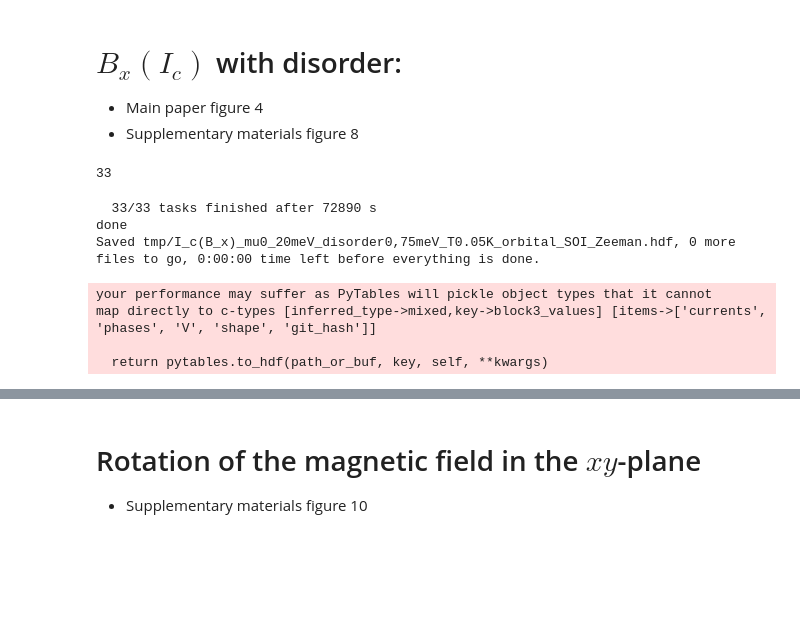
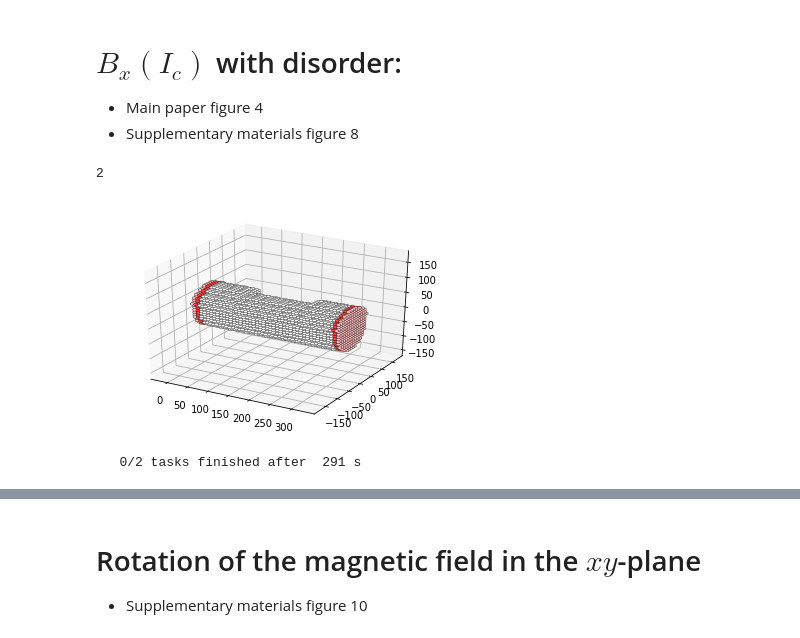
Before and after one commit to bominzhang/QPCsupercurrent, a Jupyter notebook: generate-data2.ipynb, the cells around one changed output, grey strips where cells are left out. Cells and saved outputs as stored; diff of their text form; code cells hidden in the pictures; blank space fills up the shorter version.

```diff
--- a/generate-data2.ipynb
+++ b/generate-data2.ipynb
@@ -201,14 +217,14 @@ NameError: name 'lview' is not defined
 # %%
 ONLY_PAPER_COMBINATIONS = False
 
-syst_pars = dict(a=8, angle=0, site_disorder=True, holes=True, L=320,
-                 L_sc=8, phi=135, r1=60, r2=90, shape='circle',
+syst_pars = dict(a=8, angle=0, site_disorder=True, holes=True, L=160,
+                 L_sc=80, phi=135, r1=60, r2=75, shape='circle',
                  with_leads=True, with_shell=True, with_vlead=True)
 
-params = dict(B_y=0, B_z=0, Delta=60, c_tunnel=5/8, V='lambda x: 0', T=50e-3, **funcs.constants.__dict__)
+params = dict(B_x=0, B_z=0, Delta=60, c_tunnel=5/8, V='lambda x: 0', T=50e-3, **funcs.constants.__dict__)
 
-#Bs = np.linspace(0, 0.5, 6)
-Bs = [0]
+Bs = np.linspace(-0.1, 0.1, 2)
+#Bs = [0]
 
 if ONLY_PAPER_COMBINATIONS:
     # These are all the combinations of effects that are showed in Fig. 4 of the main paper.
@@ -232,9 +248,9 @@ else:
 #                               orbital=[False, True], g=[0, 50], alpha=[0, 20],
 #                               mu=[10, 20], B_x=Bs)
 
-    vals = funcs.named_product(salt=np.linspace(0, 8, 2), disorder=[0, 75],
-                               orbital=[True], g=[50], alpha=[20],
-                               mu=np.linspace(0,20,11), B_x=Bs)
+    vals = funcs.named_product(salt=[0], disorder=[0],
+                               orbital=[True], g=[50], alpha=[0],#, 20],
+                               mu=[10], B_y=Bs)
     # Filter out different salts when there is no disorder.
     vals = [val for val in vals if not (val['salt'] > 0 and val['disorder'] == 0)]
 
@@ -252,15 +268,14 @@ def func(val, syst_pars=syst_pars, params=params):
     # Return a combined dictionary with the results and input.
     return dict(**funcs.I_c(syst, hopping, params), **val)
 # %% [output]
-33
+2
+# %%
+syst, hopping = funcs.make_3d_wire(**syst_pars)
+kwant.plot(syst);
+# %% [output]
+[figure, added]
 # %%
-fname_i = "tmp/I_c(B_x)_mu0_20meV_disorder0,75meV_T0.05K_orbital_SOI_Zeeman.hdf"
-funcs.run_simulation(lview, func, vals, dict(**params, **syst_pars), fname_i, 2500)
+fname_i = "tmp/I_c(B_x)_mu_10,20meV_disorder0meV_T0.05K_orbital_SOI_ZeemanY.hdf"
+funcs.run_simulation(lview, func, vals, dict(**params, **syst_pars), fname_i, 100)
 # %% [output]
-  33/33 tasks finished after 72890 s
-done
-Saved tmp/I_c(B_x)_mu0_20meV_disorder0,75meV_T0.05K_orbital_SOI_Zeeman.hdf, 0 more files to go, 0:00:00 time left before everything is done.
+   0/2 tasks finished after  291 s
-your performance may suffer as PyTables will pickle object types that it cannot
-map directly to c-types [inferred_type->mixed,key->block3_values] [items->['currents', 'phases', 'V', 'shape', 'git_hash']]
-
-  return pytables.to_hdf(path_or_buf, key, self, **kwargs)
```
Also changed, not shown: parts of 12 cells of this notebook, 5 other files.
